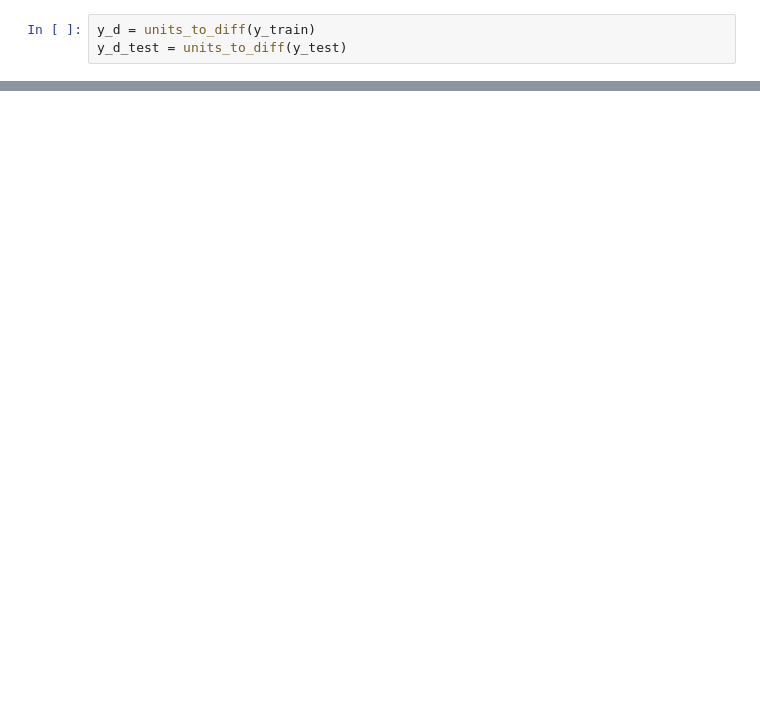
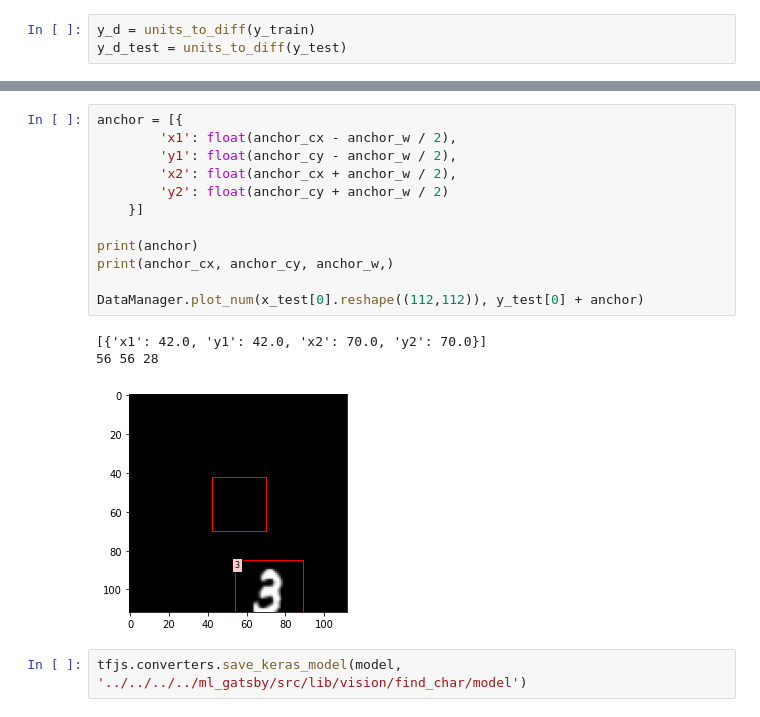
Before and after one commit to Akhilez/ml_gallery, a Jupyter notebook: ml_py/app/vision/detector_v1/detector_v1_tf.ipynb, the cells around one changed output, grey strips where cells are left out. Drawn from its saved outputs; the diff is of its cells as text; blank space fills up the shorter version.

```diff
--- a/ml_py/app/vision/detector_v1/detector_v1_tf.ipynb
+++ b/ml_py/app/vision/detector_v1/detector_v1_tf.ipynb
@@ -147,0 +161,18 @@ y_d_test=array([[ 0.19642857,  0.07142857, -0.17857143],
+# %%
+anchor = [{
+        'x1': float(anchor_cx - anchor_w / 2),
+        'y1': float(anchor_cy - anchor_w / 2),
+        'x2': float(anchor_cx + anchor_w / 2),
+        'y2': float(anchor_cy + anchor_w / 2)
+    }]
+
+print(anchor)
+print(anchor_cx, anchor_cy, anchor_w,)
+
+DataManager.plot_num(x_test[0].reshape((112,112)), y_test[0] + anchor)
+# %% [output]
+[{'x1': 42.0, 'y1': 42.0, 'x2': 70.0, 'y2': 70.0}]
+56 56 28
+[figure, added]
+# %%
+tfjs.converters.save_keras_model(model, '../../../../ml_gatsby/src/lib/vision/find_char/model')
```
Also changed, not shown: parts of 8 cells of this notebook, 2 other files.
